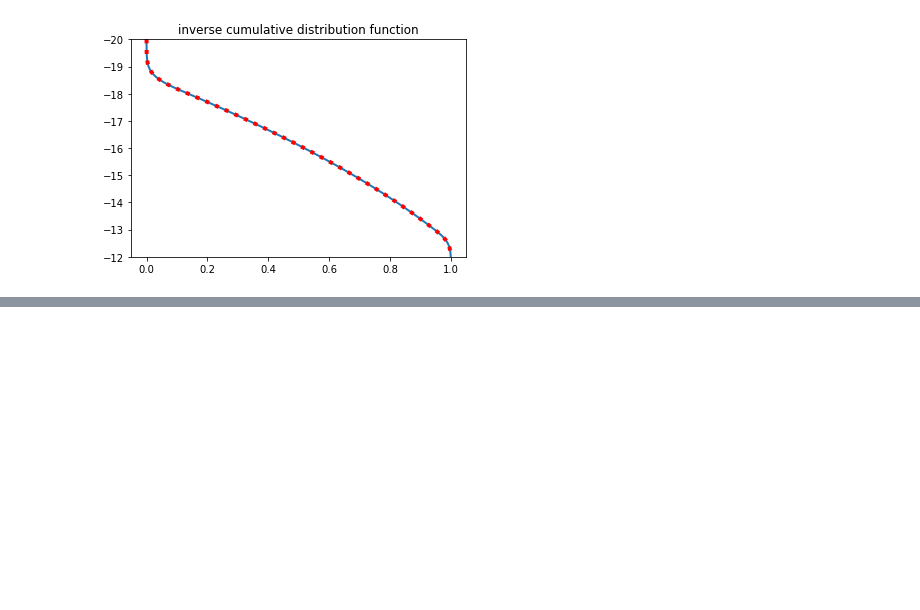
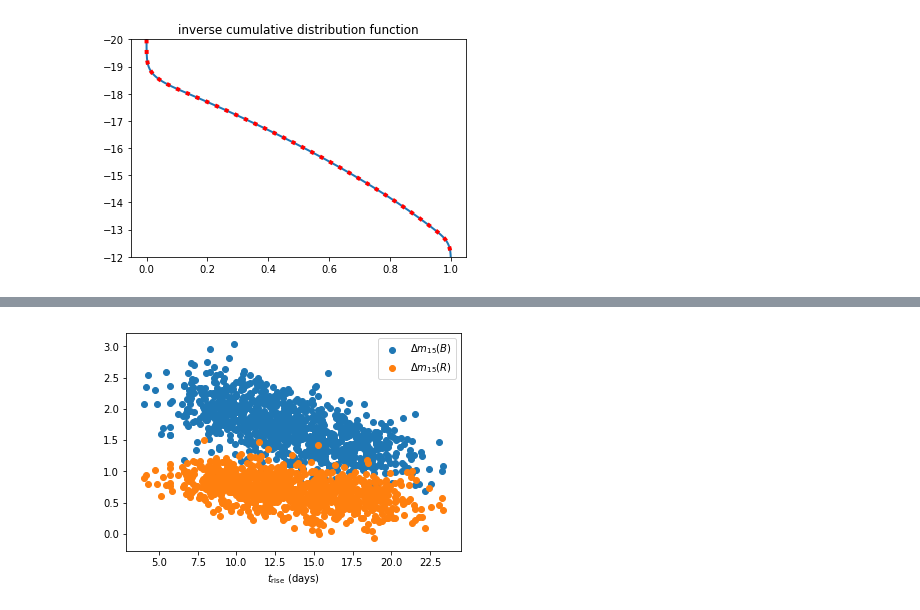
Before and after one commit to RutgersSN/plasticc-Iax, a Jupyter notebook: Iax-model.ipynb, the cells around one changed output, grey strips where cells are left out. Drawn from its saved outputs; the diff is of its cells as text; code cells hidden in the pictures; blank space fills up the shorter version.

```diff
--- a/Iax-model.ipynb
+++ b/Iax-model.ipynb
@@ -175,0 +210,8 @@ Anderson-Darling probability: 0.738
+# %%
+plt.scatter(trise,dm15B,label=r'$\Delta m_{15}(B)$')
+plt.scatter(trise,dm15R,label=r'$\Delta m_{15}(R)$')
+plt.xlabel(r'$t_{\rm rise}$ (days)')
+plt.legend()
+plt.show()
+# %% [output]
+[figure, added]
```
Also changed, not shown: parts of 8 cells of this notebook, 2 other files.
